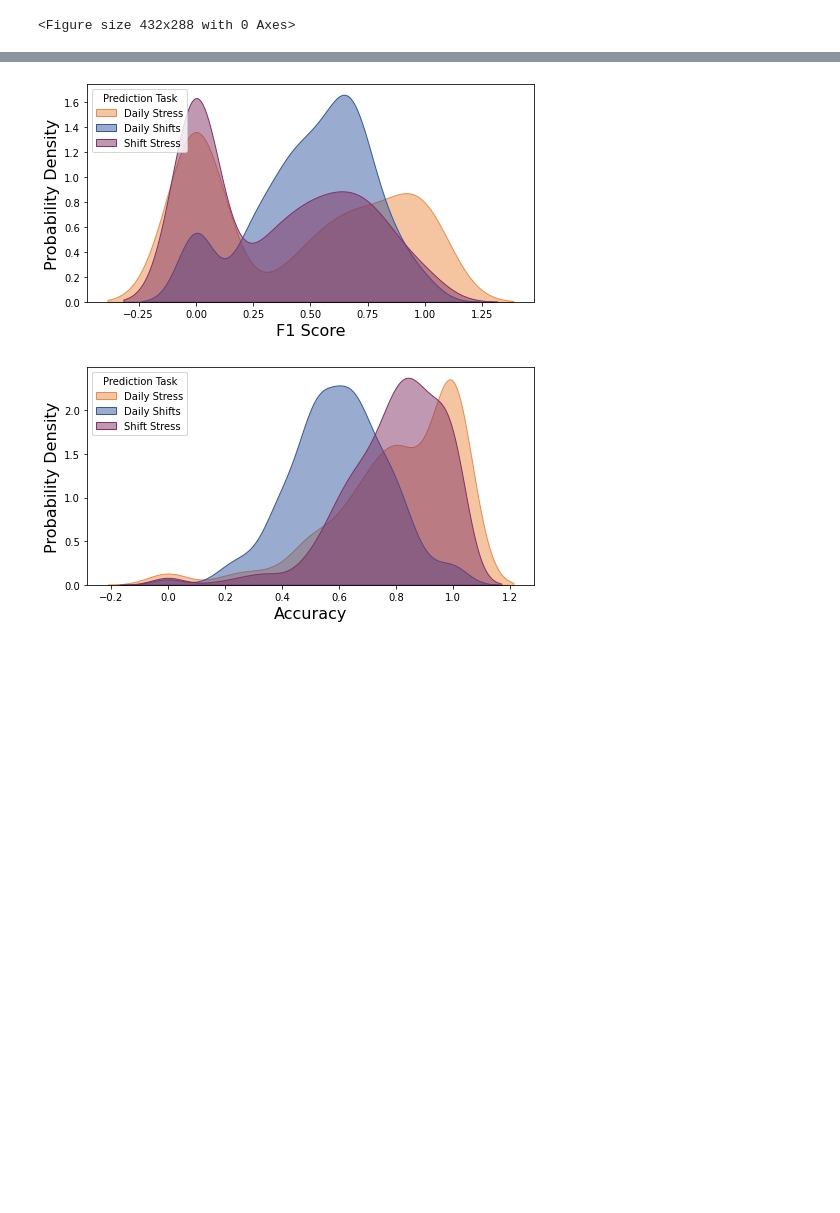
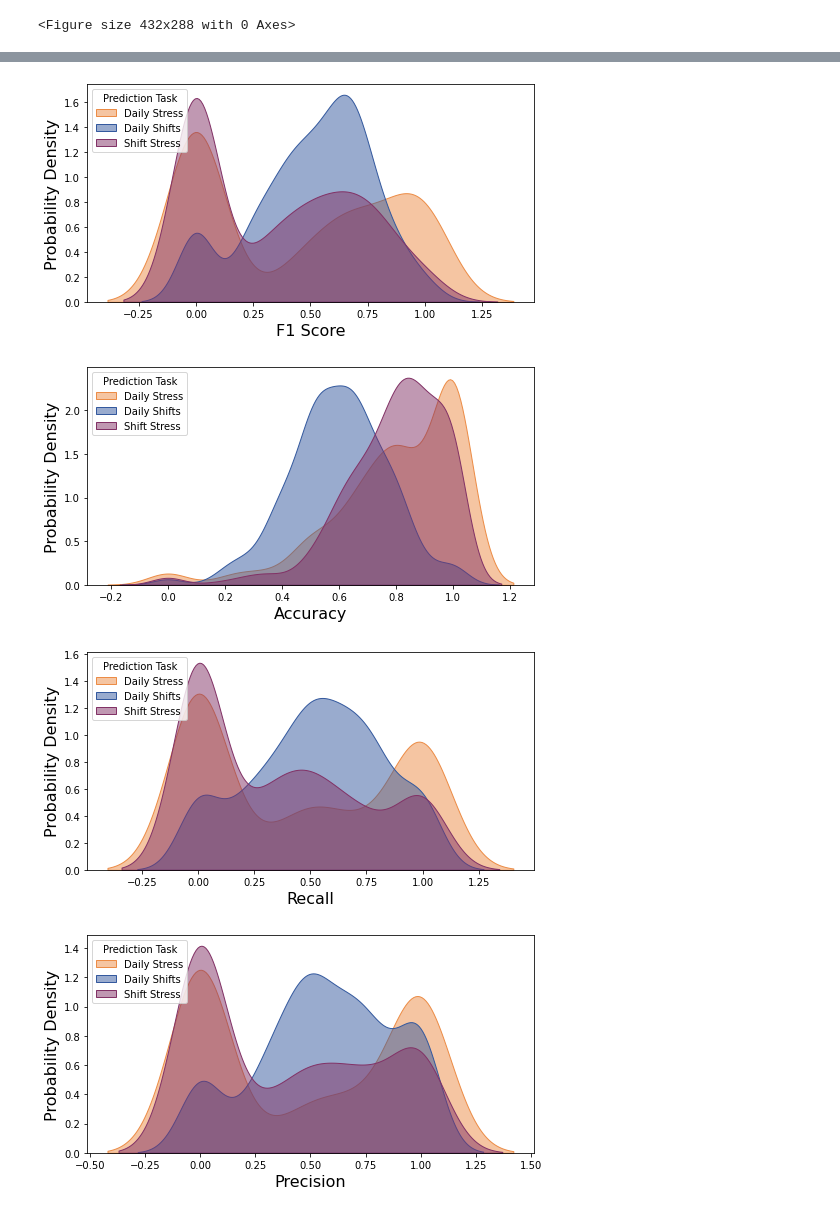
Before and after one commit to sujaynagaraj/stress_recovery_public, a Jupyter notebook: results/xgb_stress.ipynb, the cells around one changed output, grey strips where cells are left out. Cells and saved outputs as stored; diff of their text form; code cells hidden in the pictures; blank space fills up the shorter version.

```diff
--- a/results/xgb_stress.ipynb
+++ b/results/xgb_stress.ipynb
@@ -199,7 +199,7 @@ def train_evaluate_xgb(x_train, y_train, p_train, x_test, y_test, p_test):
     sns.histplot(data=individual, x='roc_auc',  stat="density", ax = ax)
     plt.show()
 
-    return model, participants, accs, f1s, precs, roc_aucs
+    return model, participants, accs, f1s, precs, recs, roc_aucs
 # %%
 participants_all = []
 accs_all = []
@@ -215,7 +215,7 @@ for target in ["daily_stressed","daily_shifts", "shift_stress"]:
     x_train, y_train, p_train, x_test, y_test, p_test = construct_dataset(merged_df, target, "oura+surveys")
     print(target)
 
-    model, participants, accs, f1s, precs, roc_aucs = train_evaluate_xgb(x_train, y_train, p_train, x_test, y_test, p_test)
+    model, participants, accs, f1s, precs, recs, roc_aucs = train_evaluate_xgb(x_train, y_train, p_train, x_test, y_test, p_test)
 
     for i in range(len(participants)):
         participants_all.append(participants[i])
@@ -253,19 +253,21 @@ ROC AUC Score:  0.768017737253575
 # %%
 df_all = {"participant":participants_all, "accuracy":accs_all, "precision":precs_all, "recall":recs_all, "f1":f1s_all, "roc_auc":roc_aucs_all, "target": targets}
 
 df_all = pd.DataFrame(df_all)
 
 #df_all.sort_values(by=['roc_auc'], ascending=False)
 measure_recoded = {"roc_auc": "ROC AUC Score", "f1": "F1 Score", "accuracy": "Accuracy", "precision": "Precision", "recall":"Recall"}
 
-for measure in ["roc_auc", "f1", "accuracy"]:
+for measure in ["roc_auc", "f1", "accuracy", "recall", "precision"]:
     plt.figure(figsize=(8,4))
     sns.kdeplot(x=measure, hue="target", data = df_all,fill=True, common_norm=False, palette=[evi_purple, evi_blue, evi_orange], alpha=.5)
     plt.ylabel('Probability Density', fontsize=16)
     plt.xlabel(measure_recoded[measure], fontsize=16)
     plt.legend(title='Prediction Task', loc='upper left', labels=["Daily Stress", "Daily Shifts", "Shift Stress"])
     plt.show()
 # %% [output]
 [figure]
 [figure]
 [figure]
+[figure, added]
+[figure, added]
```
Also changed, not shown: 4 other files.
